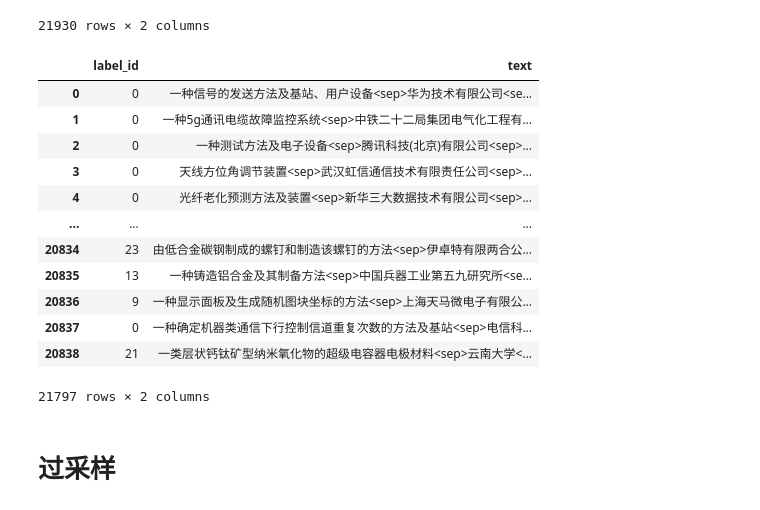
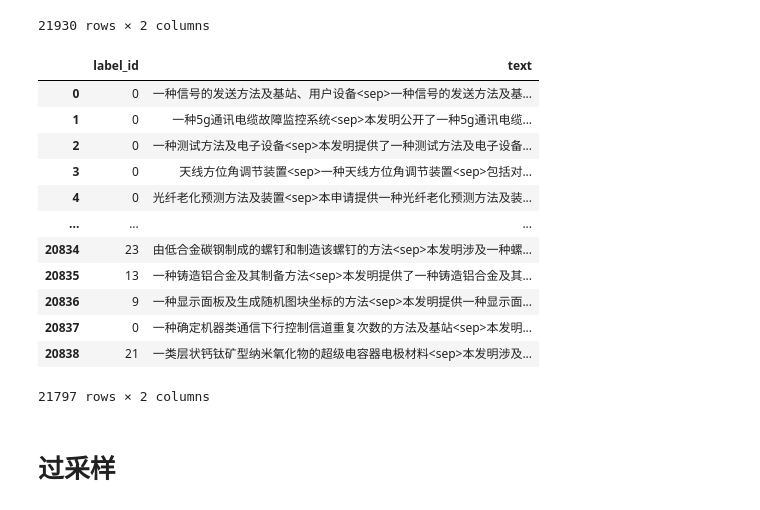
Before and after one commit to 0202zc/nlp-competition, a Jupyter notebook: ccf-bdci-samll-sample-classification-2022/data/data.ipynb, the cells around one changed output. Drawn from its saved outputs; the diff is of its cells as text; code cells hidden in the pictures.

```diff
--- a/ccf-bdci-samll-sample-classification-2022/data/data.ipynb
+++ b/ccf-bdci-samll-sample-classification-2022/data/data.ipynb
@@ -270,28 +272,27 @@ train_labeled_df
 | 20838 | 21 | 一类层状钙钛矿型纳米氧化物的超级电容器电极材料<sep>本发明涉及... |
 21930 rows × 2 columns
 # %%
-import numpy as np
 import pandas as pd
 
 train_df = pd.read_csv('split/train_split.tsv', sep='\t', encoding='utf8', header=0)
-testA_labeled_df = pd.read_csv('test/split/testA_6440_59_4.tsv', sep='\t', encoding='utf8', header=0,
+testA_labeled_df = pd.read_csv('test/split/testA_6451.tsv', sep='\t', encoding='utf8', header=0,
                                names=['label_id', 'text'])
 train_labeled_df = pd.concat([train_df, testA_labeled_df])
-train_labeled_df.to_csv('train/split/train6440_59_4.tsv', sep='\t', encoding='utf8', index=None)
+train_labeled_df.to_csv('train/split/train6451.tsv', sep='\t', encoding='utf8', index=None)
 train_labeled_df
 # %% [output]
 |  | label_id | text |
-| 0 | 0 | 一种信号的发送方法及基站、用户设备<sep>华为技术有限公司<se... |
-| 1 | 0 | 一种5g通讯电缆故障监控系统<sep>中铁二十二局集团电气化工程有... |
-| 2 | 0 | 一种测试方法及电子设备<sep>腾讯科技(北京)有限公司<sep>... |
-| 3 | 0 | 天线方位角调节装置<sep>武汉虹信通信技术有限责任公司<sep>... |
-| 4 | 0 | 光纤老化预测方法及装置<sep>新华三大数据技术有限公司<sep>... |
+| 0 | 0 | 一种信号的发送方法及基站、用户设备<sep>一种信号的发送方法及基... |
+| 1 | 0 | 一种5g通讯电缆故障监控系统<sep>本发明公开了一种5g通讯电缆... |
+| 2 | 0 | 一种测试方法及电子设备<sep>本发明提供了一种测试方法及电子设备... |
+| 3 | 0 | 天线方位角调节装置<sep>一种天线方位角调节装置<sep>包括对... |
+| 4 | 0 | 光纤老化预测方法及装置<sep>本申请提供一种光纤老化预测方法及装... |
 | ... | ... | ... |
-| 20834 | 23 | 由低合金碳钢制成的螺钉和制造该螺钉的方法<sep>伊卓特有限两合公... |
-| 20835 | 13 | 一种铸造铝合金及其制备方法<sep>中国兵器工业第五九研究所<se... |
-| 20836 | 9 | 一种显示面板及生成随机图块坐标的方法<sep>上海天马微电子有限公... |
-| 20837 | 0 | 一种确定机器类通信下行控制信道重复次数的方法及基站<sep>电信科... |
-| 20838 | 21 | 一类层状钙钛矿型纳米氧化物的超级电容器电极材料<sep>云南大学<... |
+| 20834 | 23 | 由低合金碳钢制成的螺钉和制造该螺钉的方法<sep>本发明涉及一种螺... |
+| 20835 | 13 | 一种铸造铝合金及其制备方法<sep>本发明提供了一种铸造铝合金及其... |
+| 20836 | 9 | 一种显示面板及生成随机图块坐标的方法<sep>本发明提供一种显示面... |
+| 20837 | 0 | 一种确定机器类通信下行控制信道重复次数的方法及基站<sep>本发明... |
+| 20838 | 21 | 一类层状钙钛矿型纳米氧化物的超级电容器电极材料<sep>本发明涉及... |
 21797 rows × 2 columns
 # %% [markdown]
 # 过采样
```
Also changed, not shown: parts of 22 cells of this notebook, 32 other files.
